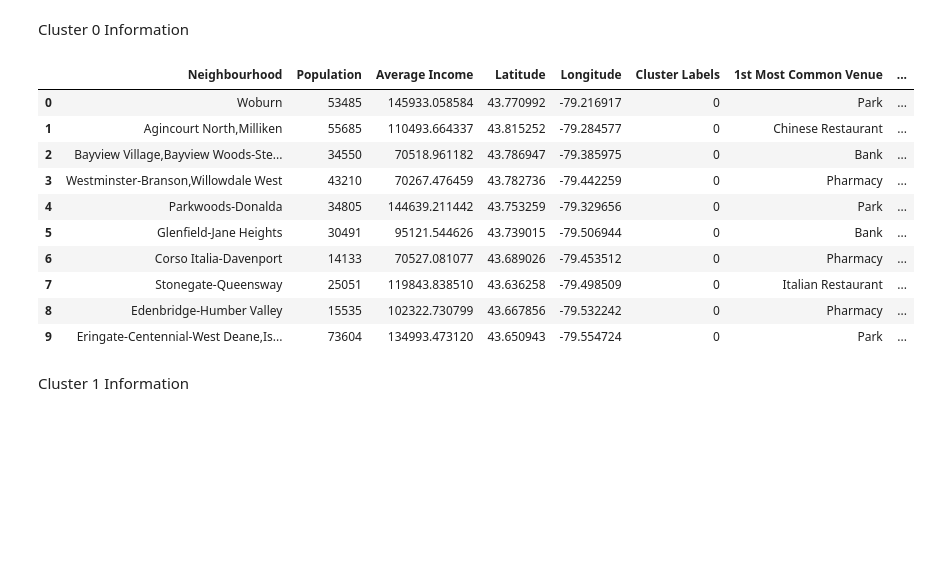
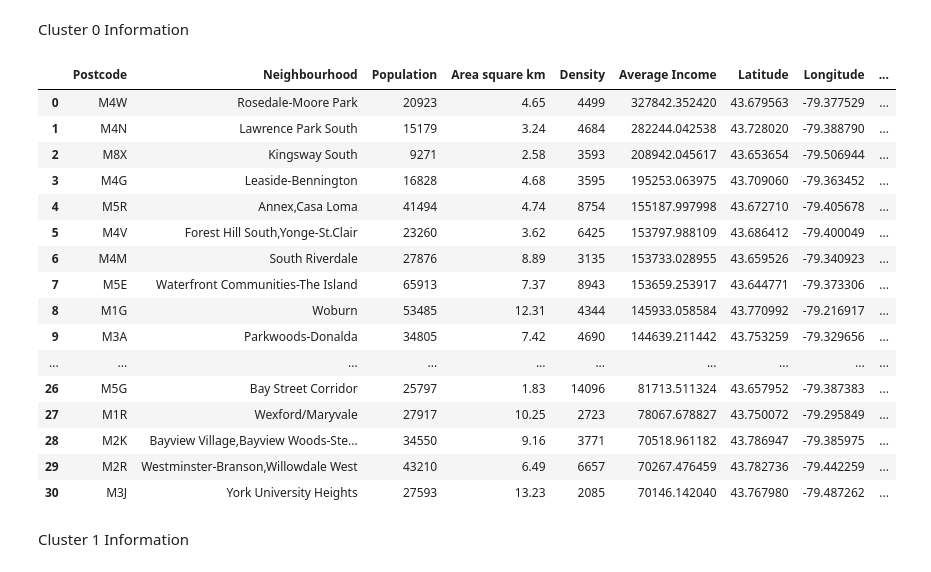
Before and after one commit to henru98/Coursera_Capstone, a Jupyter notebook: TorontoRestaurantLocation.ipynb, the cells around one changed output. Saved outputs shown, nothing was run; the diff lists cells and outputs as text; code cells hidden in the pictures; blank space fills up the shorter version.

```diff
--- a/TorontoRestaurantLocation.ipynb
+++ b/TorontoRestaurantLocation.ipynb
@@ -937,7 +1282,7 @@ def return_most_common_venues(row, num_top_venues):
 
     return row_categories_sorted.index.values[0:num_top_venues]
 # %%
-num_top_venues = 10
+num_top_venues = 4
 
 indicators = ['st', 'nd', 'rd']
 
@@ -967,12 +1312,12 @@ neighborhoods_venues_sorted.head()
 # %%
 # set number of clusters
-kclusters = 3
+kclusters1 = 3
 
 Toronto_grouped_clustering = Toronto_grouped.drop('Neighborhood', 1)
 
 # run k-means clustering
-kmeans = KMeans(n_clusters=kclusters, random_state=0).fit(Toronto_grouped_clustering)
+kmeans1 = KMeans(n_clusters=kclusters1, random_state=0).fit(Toronto_grouped_clustering)
 
 # check cluster labels generated for each row in the dataframe
-kmeans.labels_[0:5]
+kmeans1.labels_[0:5]
 # %% [output]
@@ -980,14 +1325,14 @@ array([0, 1, 1, 1, 0], dtype=int32)
 # %%
 # add clustering labels
-neighborhoods_venues_sorted.insert(0, 'Cluster Labels', kmeans.labels_)
+neighborhoods_venues_sorted.insert(0, 'Cluster Labels', kmeans1.labels_)
 
-Toronto_merged = df_LocationDG
+Toronto_merged1 = df_LocationDG
 
 # merge toronto_grouped with toronto_data to add latitude/longitude for each neighborhood
-Toronto_merged = Toronto_merged.join(neighborhoods_venues_sorted.set_index('Neighborhood'), on='Neighbourhood')
+Toronto_merged1 = Toronto_merged1.join(neighborhoods_venues_sorted.set_index('Neighborhood'), on='Neighbourhood')
 
-Toronto_merged=Toronto_merged.dropna() # check the last columns!
+Toronto_merged1=Toronto_merged1.dropna()
 # %%
-Toronto_merged['Cluster Labels']=Toronto_merged['Cluster Labels'].astype(int)
+Toronto_merged1['Cluster Labels']=Toronto_merged1['Cluster Labels'].astype(int)
 # %%
  #create map
@@ -1028,21 +1384,27 @@ Toronto_merged.head()
 # %% [markdown]
 Cluster 0 Information
 # %%
-df_cluster0=Toronto_merged.loc[Toronto_merged['Cluster Labels'] == 0, Toronto_merged.columns[[2,3] + list(range(6, Toronto_merged.shape[1]))]]
+df_cluster0=Toronto_merged1.loc[Toronto_merged1['Cluster Labels'] == 0]
 df_cluster0.reset_index(drop=True, inplace=True)
 df_cluster0
 # %% [output]
-|  | Neighbourhood | Population | Average Income | Latitude | Longitude | Cluster Labels | 1st Most Common Venue | ... |
-| 0 | Woburn | 53485 | 145933.058584 | 43.770992 | -79.216917 | 0 | Park | ... |
-| 1 | Agincourt North,Milliken | 55685 | 110493.664337 | 43.815252 | -79.284577 | 0 | Chinese Restaurant | ... |
-| 2 | Bayview Village,Bayview Woods-Ste... | 34550 | 70518.961182 | 43.786947 | -79.385975 | 0 | Bank | ... |
-| 3 | Westminster-Branson,Willowdale West | 43210 | 70267.476459 | 43.782736 | -79.442259 | 0 | Pharmacy | ... |
-| 4 | Parkwoods-Donalda | 34805 | 144639.211442 | 43.753259 | -79.329656 | 0 | Park | ... |
-| 5 | Glenfield-Jane Heights | 30491 | 95121.544626 | 43.739015 | -79.506944 | 0 | Bank | ... |
-| 6 | Corso Italia-Davenport | 14133 | 70527.081077 | 43.689026 | -79.453512 | 0 | Pharmacy | ... |
-| 7 | Stonegate-Queensway | 25051 | 119843.838510 | 43.636258 | -79.498509 | 0 | Italian Restaurant | ... |
-| 8 | Edenbridge-Humber Valley | 15535 | 102322.730799 | 43.667856 | -79.532242 | 0 | Pharmacy | ... |
-| 9 | Eringate-Centennial-West Deane,Is... | 73604 | 134993.473120 | 43.650943 | -79.554724 | 0 | Park | ... |
+|  | Postcode | Neighbourhood | Population | Area square km | Density | Average Income | Latitude | Longitude | ... |
+| 0 | M4W | Rosedale-Moore Park | 20923 | 4.65 | 4499 | 327842.352420 | 43.679563 | -79.377529 | ... |
+| 1 | M4N | Lawrence Park South | 15179 | 3.24 | 4684 | 282244.042538 | 43.728020 | -79.388790 | ... |
+| 2 | M8X | Kingsway South | 9271 | 2.58 | 3593 | 208942.045617 | 43.653654 | -79.506944 | ... |
+| 3 | M4G | Leaside-Bennington | 16828 | 4.68 | 3595 | 195253.063975 | 43.709060 | -79.363452 | ... |
+| 4 | M5R | Annex,Casa Loma | 41494 | 4.74 | 8754 | 155187.997998 | 43.672710 | -79.405678 | ... |
+| 5 | M4V | Forest Hill South,Yonge-St.Clair | 23260 | 3.62 | 6425 | 153797.988109 | 43.686412 | -79.400049 | ... |
+| 6 | M4M | South Riverdale | 27876 | 8.89 | 3135 | 153733.028955 | 43.659526 | -79.340923 | ... |
+| 7 | M5E | Waterfront Communities-The Island | 65913 | 7.37 | 8943 | 153659.253917 | 43.644771 | -79.373306 | ... |
+| 8 | M1G | Woburn | 53485 | 12.31 | 4344 | 145933.058584 | 43.770992 | -79.216917 | ... |
+| 9 | M3A | Parkwoods-Donalda | 34805 | 7.42 | 4690 | 144639.211442 | 43.753259 | -79.329656 | ... |
+| ... | ... | ... | ... | ... | ... | ... | ... | ... | ... |
+| 26 | M5G | Bay Street Corridor | 25797 | 1.83 | 14096 | 81713.511324 | 43.657952 | -79.387383 | ... |
+| 27 | M1R | Wexford/Maryvale | 27917 | 10.25 | 2723 | 78067.678827 | 43.750072 | -79.295849 | ... |
+| 28 | M2K | Bayview Village,Bayview Woods-Ste... | 34550 | 9.16 | 3771 | 70518.961182 | 43.786947 | -79.385975 | ... |
+| 29 | M2R | Westminster-Branson,Willowdale West | 43210 | 6.49 | 6657 | 70267.476459 | 43.782736 | -79.442259 | ... |
+| 30 | M3J | York University Heights | 27593 | 13.23 | 2085 | 70146.142040 | 43.767980 | -79.487262 | ... |
 # %% [markdown]
 Cluster 1 Information
 # %%
```
Also changed, not shown: parts of 67 cells of this notebook.
